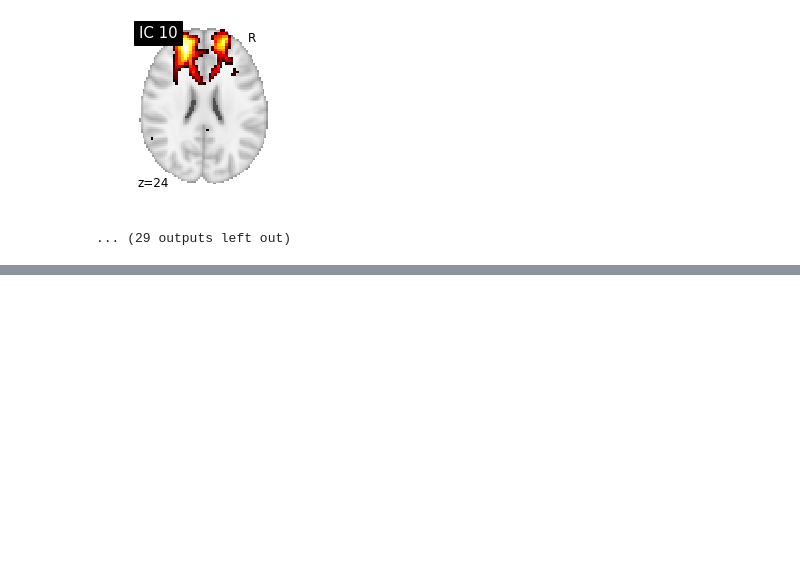
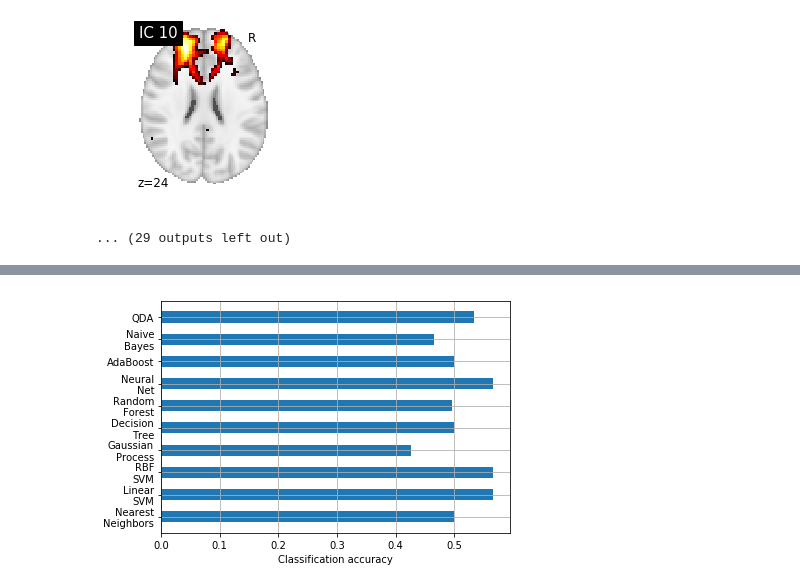
Before and after one commit to QinglinDong/ADHD_DL, a Jupyter notebook: 2.15ADHD30_DL_Breakdown_DataPrepare_Classification.ipynb, the cells around one changed output, grey strips where cells are left out. Cells and saved outputs as stored; diff of their text form; code cells hidden in the pictures; blank space fills up the shorter version.

Commit message:
ADHD200

```diff
--- a/ADHD30_DL_Breakdown_DataPrepare.ipynb
+++ b/2.15ADHD30_DL_Breakdown_DataPrepare_Classification.ipynb
@@ -144,0 +201,25 @@ Adding an axes using the same arguments as a previous axes currently reuses the
+# %%
+
+# First we need to do subjects timeseries signals extraction and then estimating
+# correlation matrices on those signals.
+# To extract timeseries signals, we call transform() from RegionExtractor object
+# onto each subject functional data stored in func_filenames.
+# To estimate correlation matrices we import connectome utilities from nilearn
+from nilearn.connectome import ConnectivityMeasure
+confounds = adhd_dataset.confounds
+phenotypic = adhd_dataset.phenotypic
+adhd_time_series = []
+all_time_series = []
+site_names = []
+adhd_labels = []  # 1 if ADHD, 0 if control
+# Initializing ConnectivityMeasure object with kind='correlation'
+correlation_measure = ConnectivityMeasure(kind='correlation')
+for filename, confound, phenotypic in zip(func_filenames, confounds,phenotypic):
+    time_series = extractor.transform(filename, confounds=confound)
+    all_time_series.append(time_series)
+    is_adhd = phenotypic['adhd']
+    if is_adhd:
+        adhd_time_series.append(time_series)
+    site_names.append(phenotypic['site'])
+    adhd_labels.append(is_adhd)
+print('Data has {0} ADHD subjects.'.format(len(adhd_time_series)))
@@ -144,0 +284,16 @@ Adding an axes using the same arguments as a previous axes currently reuses the
+# %%
+from nilearn.plotting import show
+import numpy as np
+import matplotlib.pylab as plt
+plt.figure(figsize=(6, 4))
+positions = np.arange(len(names)) * .1 + .1
+plt.barh(positions, mean_scores, align='center', height=.05)
+yticks = [name.replace(' ', '\n') for name in names]
+plt.yticks(positions, yticks)
+plt.xlabel('Classification accuracy')
+plt.grid(True)
+plt.tight_layout()
+
+show()
+# %% [output]
+[figure, added]
```
Also changed, not shown: parts of 5 cells of this notebook, 4 other files.
